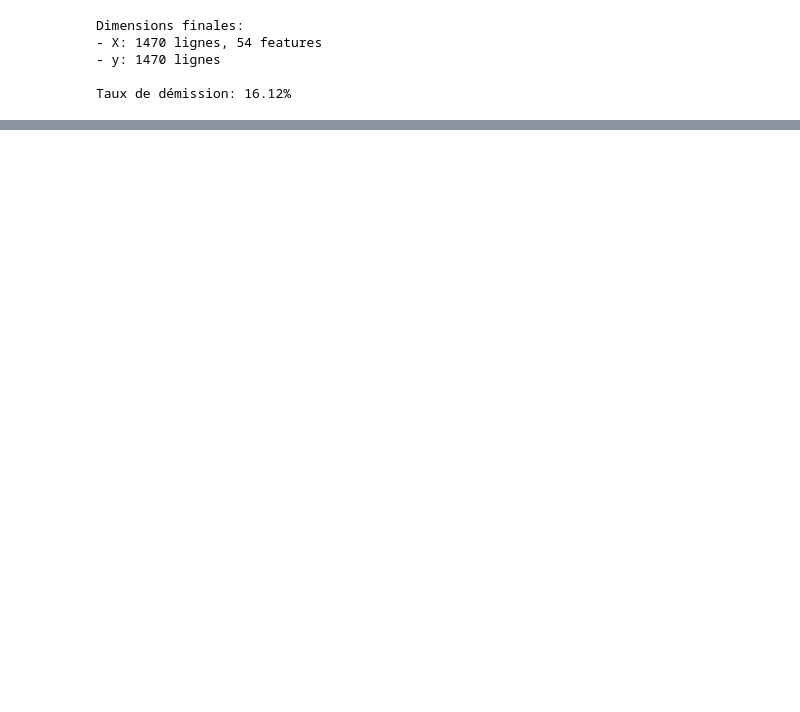
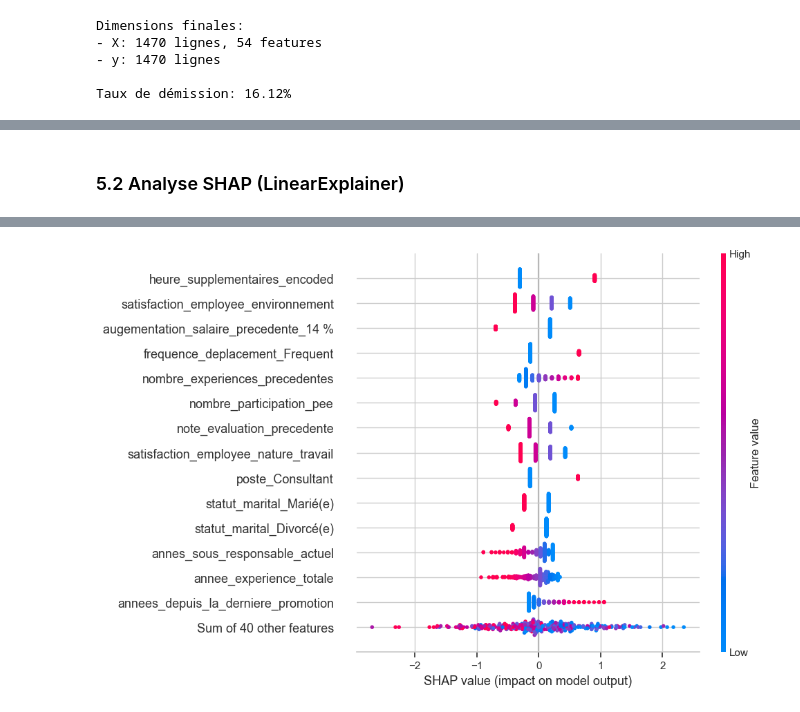
Before and after one commit to TheMoJd/ML_Why_employees_quit, a Jupyter notebook: notebook.ipynb, the cells around one changed output, grey strips where cells are left out. Drawn from its saved outputs; the diff is of its cells as text; code cells hidden in the pictures; blank space fills up the shorter version.

```diff
--- a/notebook.ipynb
+++ b/notebook.ipynb
@@ -358,0 +814,27 @@ Taux de démission: 16.12%
+# %% [markdown]
+### 5.2 Analyse SHAP (LinearExplainer)
+# %%
+
+import shap
+shap.initjs()
+
+# Pour la régression logistique, on utilise LinearExplainer
+# Il faut passer le modèle (classifier) et les données *transformées* par le scaler (mais avant SMOTE car SMOTE est training only)
+# Cependant, SHAP LinearExplainer mange le modele et le masker (data).
+# Pour simplifier, on va expliquer le classifier sur des données de test scalées manuellement pour correspondre à l'entrée du classifier.
+
+scaler = best_model.named_steps['scaler']
+X_test_scaled = scaler.transform(X_test)
+X_test_scaled_df = pd.DataFrame(X_test_scaled, columns=feature_names)
+
+explainer = shap.LinearExplainer(classifier, X_test_scaled)
+shap_values = explainer.shap_values(X_test_scaled)
+
+# Beeswarm Plot
+plt.figure()
+shap.plots.beeswarm(shap.Explanation(values=shap_values,
+                                     base_values=explainer.expected_value,
+                                     data=X_test_scaled_df,
+                                     feature_names=feature_names),
+                    max_display=15)
+# %% [output]
@@ -358,0 +842 @@ Taux de démission: 16.12%
+[figure, added]
```
Also changed, not shown: parts of 32 cells of this notebook, 1 other file.
